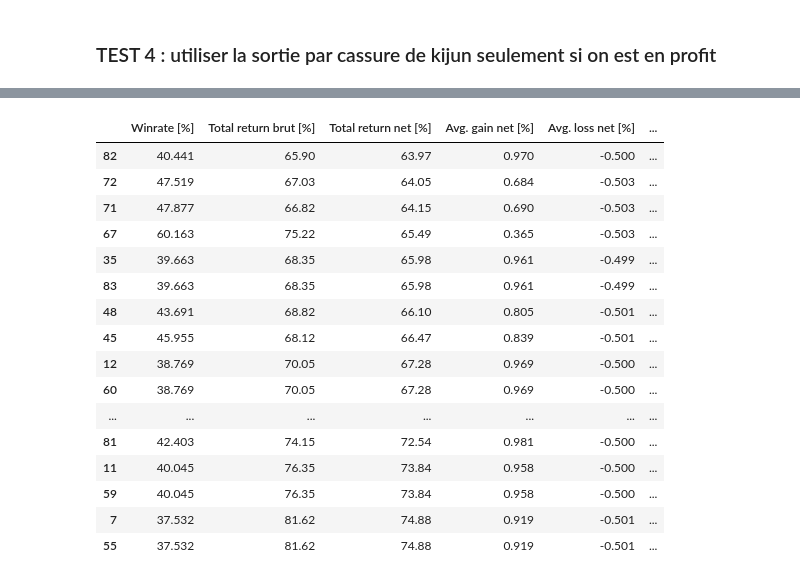
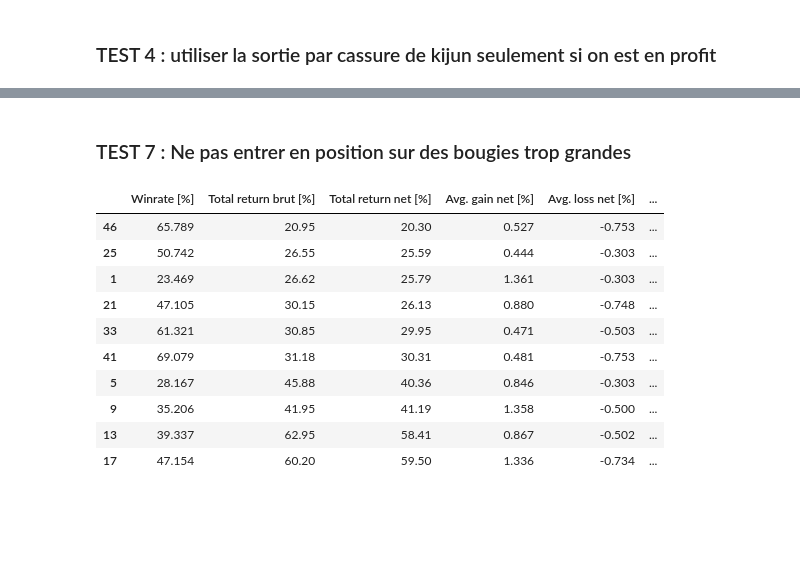
Before and after one commit to tessanix/Backtest_Trading, a Jupyter notebook: strategies_backtest.ipynb, the cells around one changed output, grey strips where cells are left out. Saved outputs shown, nothing was run; the diff lists cells and outputs as text; code cells hidden in the pictures; blank space fills up the shorter version.

```diff
--- a/strategies_backtest.ipynb
+++ b/strategies_backtest.ipynb
@@ -176,31 +307,29 @@ tradeDatasFormated.tail(20)
+# %% [markdown]
+### TEST 7 : Ne pas entrer en position sur des bougies trop grandes ###
 # %%
 from processing_functions import return_trade_datas_dataframe
-name_v1 = "backtest_ES_from[2023-03-24 12-00]_to[2025-02-14 12-00]_posSize=1_timeframe=[['5', '15', '60'], ['5', '60'], ['5', '15'], ['5']]_"\
-    "stopMethod=[2, 3]_TP=Variable_tickCrossed=[0, 1]_withCrossKijunExit=[False, True].pkl"
 
-name_v2 = "backtest_ES_from[2023-03-24 12-00]_to[2025-02-14 12-00]_posSize=1_timeframe=[[1], [1, 15], [5, 15, 60], [5, 60], [5, 15], [5]]_"\
-    "stopMethod=[2, 3]_TP=Variable_tickCrossed=[0, 1]_withCrossKijunExit=[False, True].pkl"
+
+name_v1 = "backtest_ES_from[2023-03-24 12-00]_to[2025-02-14 12-00]_posSize=1_timeframe=[[1], [5, 15, 60], [5, 15], [5]]_"\
+    "stopMethod=[3]_TP=Variable_tickCrossed=[0]_withCrossKijunExit=[False, True]_withbigcandlecheck.pkl"
+
+name_v2 = "backtest_ES_from[2023-03-24 12-00]_to[2025-02-14 12-00]_posSize=1_timeframe=[[1], [5, 15, 60], [5, 15], [5]]_"\
+    "stopMethod=[3]_TP=Variable_tickCrossed=[0]_withCrossKijunExit=[False, True]_withbigcandlecheck2.pkl"
 
 tradeDatasFormated = return_trade_datas_dataframe(name_v2, sort_option=2)
-tradeDatasFormated.tail(20)
+tradeDatasFormated .tail(10)
 # %% [output]
 |  | Winrate [%] | Total return brut [%] | Total return net [%] | Avg. gain net [%] | Avg. loss net [%] | ... |
-| 82 | 40.441 | 65.90 | 63.97 | 0.970 | -0.500 | ... |
-| 72 | 47.519 | 67.03 | 64.05 | 0.684 | -0.503 | ... |
-| 71 | 47.877 | 66.82 | 64.15 | 0.690 | -0.503 | ... |
-| 67 | 60.163 | 75.22 | 65.49 | 0.365 | -0.503 | ... |
-| 35 | 39.663 | 68.35 | 65.98 | 0.961 | -0.499 | ... |
-| 83 | 39.663 | 68.35 | 65.98 | 0.961 | -0.499 | ... |
-| 48 | 43.691 | 68.82 | 66.10 | 0.805 | -0.501 | ... |
-| 45 | 45.955 | 68.12 | 66.47 | 0.839 | -0.501 | ... |
-| 12 | 38.769 | 70.05 | 67.28 | 0.969 | -0.500 | ... |
-| 60 | 38.769 | 70.05 | 67.28 | 0.969 | -0.500 | ... |
-| ... | ... | ... | ... | ... | ... | ... |
-| 81 | 42.403 | 74.15 | 72.54 | 0.981 | -0.500 | ... |
-| 11 | 40.045 | 76.35 | 73.84 | 0.958 | -0.500 | ... |
-| 59 | 40.045 | 76.35 | 73.84 | 0.958 | -0.500 | ... |
-| 7 | 37.532 | 81.62 | 74.88 | 0.919 | -0.501 | ... |
-| 55 | 37.532 | 81.62 | 74.88 | 0.919 | -0.501 | ... |
+| 46 | 65.789 | 20.95 | 20.30 | 0.527 | -0.753 | ... |
+| 25 | 50.742 | 26.55 | 25.59 | 0.444 | -0.303 | ... |
+| 1 | 23.469 | 26.62 | 25.79 | 1.361 | -0.303 | ... |
+| 21 | 47.105 | 30.15 | 26.13 | 0.880 | -0.748 | ... |
+| 33 | 61.321 | 30.85 | 29.95 | 0.471 | -0.503 | ... |
+| 41 | 69.079 | 31.18 | 30.31 | 0.481 | -0.753 | ... |
+| 5 | 28.167 | 45.88 | 40.36 | 0.846 | -0.303 | ... |
+| 9 | 35.206 | 41.95 | 41.19 | 1.358 | -0.500 | ... |
+| 13 | 39.337 | 62.95 | 58.41 | 0.867 | -0.502 | ... |
+| 17 | 47.154 | 60.20 | 59.50 | 1.336 | -0.734 | ... |
 # %%
 from processing_functions import plot_backtested_return_curve
 plot_backtested_return_curve(pathOfData='trade_datas/'+name_v2,
```
Also changed, not shown: parts of 20 cells of this notebook, 6 other files.
